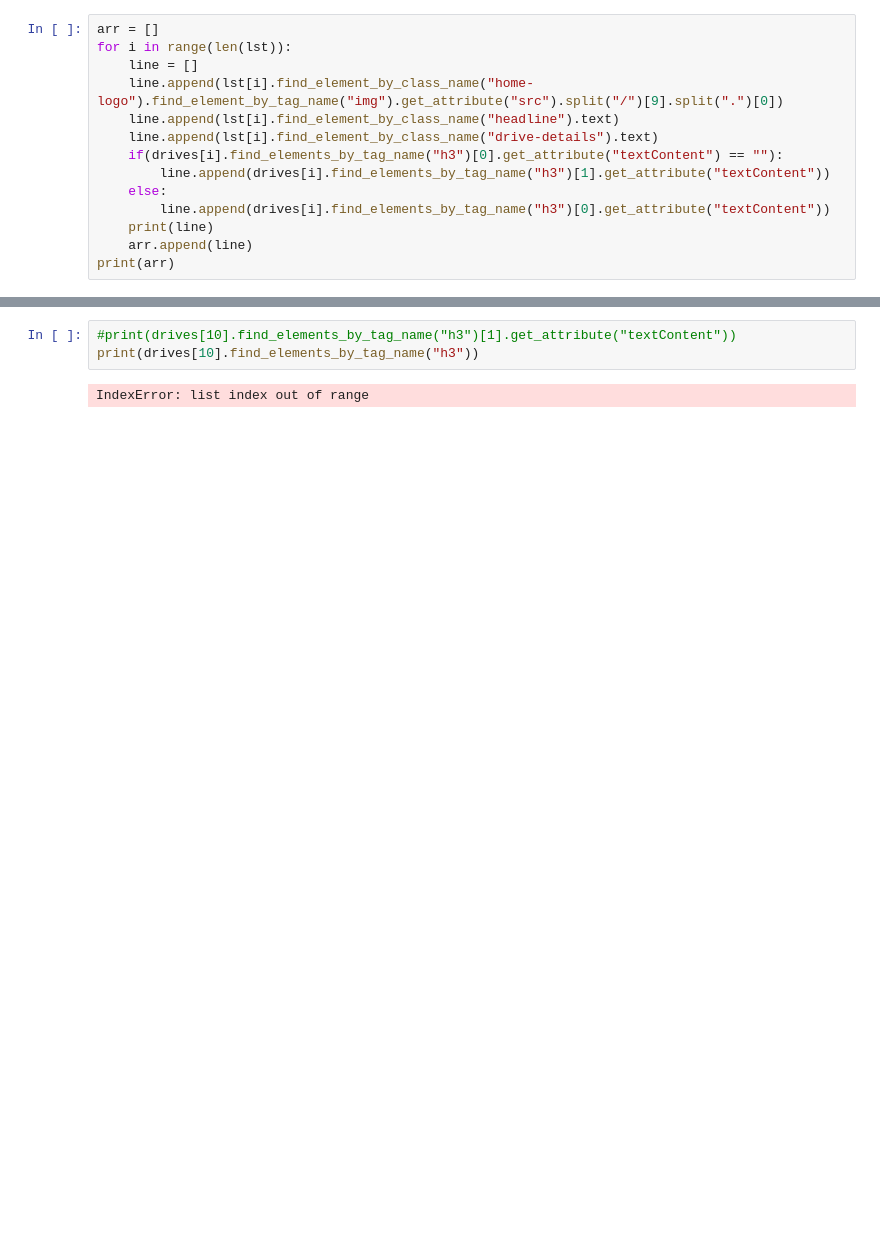
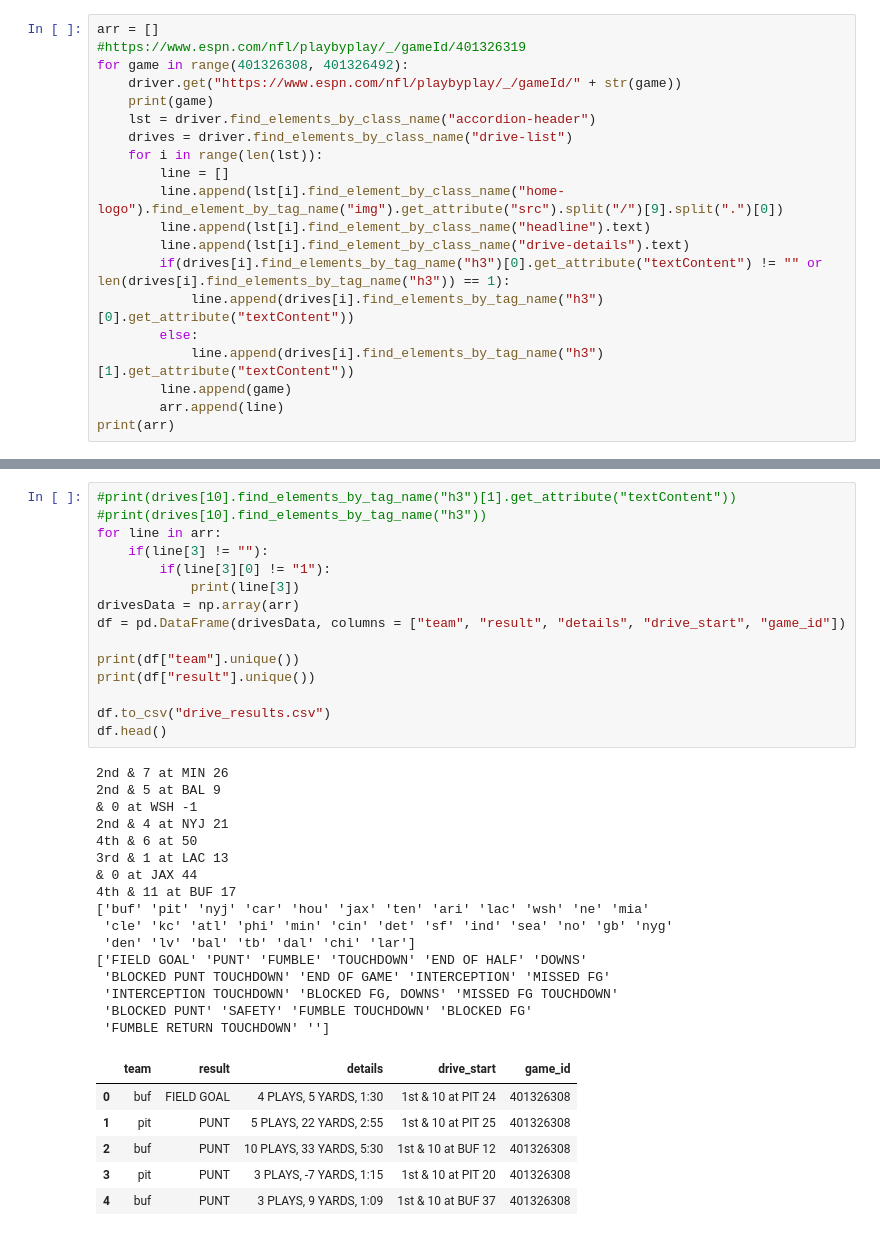
Before and after one commit to jack-nonnie/NflDrives, a Jupyter notebook: DriveStats.ipynb, the cells around one changed output, grey strips where cells are left out. Cells and saved outputs as stored; diff of their text form; blank space fills up the shorter version.

```diff
--- a/DriveStats.ipynb
+++ b/DriveStats.ipynb
@@ -76,15 +73,21 @@ drives = driver.find_elements_by_class_name("drive-list")
 # %%
 arr = []
-for i in range(len(lst)):
-    line = []
-    line.append(lst[i].find_element_by_class_name("home-logo").find_element_by_tag_name("img").get_attribute("src").split("/")[9].split(".")[0])
-    line.append(lst[i].find_element_by_class_name("headline").text)
-    line.append(lst[i].find_element_by_class_name("drive-details").text)
-    if(drives[i].find_elements_by_tag_name("h3")[0].get_attribute("textContent") == ""):
-        line.append(drives[i].find_elements_by_tag_name("h3")[1].get_attribute("textContent"))
-    else:
-        line.append(drives[i].find_elements_by_tag_name("h3")[0].get_attribute("textContent"))
-    print(line)
-    arr.append(line)
+#https://www.espn.com/nfl/playbyplay/_/gameId/401326319
+for game in range(401326308, 401326492):
+    driver.get("https://www.espn.com/nfl/playbyplay/_/gameId/" + str(game))
+    print(game)
+    lst = driver.find_elements_by_class_name("accordion-header")
+    drives = driver.find_elements_by_class_name("drive-list")
+    for i in range(len(lst)):
+        line = []
+        line.append(lst[i].find_element_by_class_name("home-logo").find_element_by_tag_name("img").get_attribute("src").split("/")[9].split(".")[0])
+        line.append(lst[i].find_element_by_class_name("headline").text)
+        line.append(lst[i].find_element_by_class_name("drive-details").text)
+        if(drives[i].find_elements_by_tag_name("h3")[0].get_attribute("textContent") != "" or len(drives[i].find_elements_by_tag_name("h3")) == 1):
+            line.append(drives[i].find_elements_by_tag_name("h3")[0].get_attribute("textContent"))
+        else:
+            line.append(drives[i].find_elements_by_tag_name("h3")[1].get_attribute("textContent"))
+        line.append(game)
+        arr.append(line)
 print(arr)
 # %% [output]
@@ -110,5 +111,38 @@ print(arr)
-# %%
-#print(drives[10].find_elements_by_tag_name("h3")[1].get_attribute("textContent"))
-print(drives[10].find_elements_by_tag_name("h3"))
-# %% [output]
-IndexError: list index out of range
+# %%
+#print(drives[10].find_elements_by_tag_name("h3")[1].get_attribute("textContent"))
+#print(drives[10].find_elements_by_tag_name("h3"))
+for line in arr:
+    if(line[3] != ""):
+        if(line[3][0] != "1"):
+            print(line[3])
+drivesData = np.array(arr)
+df = pd.DataFrame(drivesData, columns = ["team", "result", "details", "drive_start", "game_id"])
+
+print(df["team"].unique())
+print(df["result"].unique())
+
+df.to_csv("drive_results.csv")
+df.head()
+# %% [output]
+2nd & 7 at MIN 26
+2nd & 5 at BAL 9
+& 0 at WSH -1
+2nd & 4 at NYJ 21
+4th & 6 at 50
+3rd & 1 at LAC 13
+& 0 at JAX 44
+4th & 11 at BUF 17
+['buf' 'pit' 'nyj' 'car' 'hou' 'jax' 'ten' 'ari' 'lac' 'wsh' 'ne' 'mia'
+ 'cle' 'kc' 'atl' 'phi' 'min' 'cin' 'det' 'sf' 'ind' 'sea' 'no' 'gb' 'nyg'
+ 'den' 'lv' 'bal' 'tb' 'dal' 'chi' 'lar']
+['FIELD GOAL' 'PUNT' 'FUMBLE' 'TOUCHDOWN' 'END OF HALF' 'DOWNS'
+ 'BLOCKED PUNT TOUCHDOWN' 'END OF GAME' 'INTERCEPTION' 'MISSED FG'
+ 'INTERCEPTION TOUCHDOWN' 'BLOCKED FG, DOWNS' 'MISSED FG TOUCHDOWN'
+ 'BLOCKED PUNT' 'SAFETY' 'FUMBLE TOUCHDOWN' 'BLOCKED FG'
+ 'FUMBLE RETURN TOUCHDOWN' '']
+|  | team | result | details | drive_start | game_id |
+| 0 | buf | FIELD GOAL | 4 PLAYS, 5 YARDS, 1:30 | 1st & 10 at PIT 24 | 401326308 |
+| 1 | pit | PUNT | 5 PLAYS, 22 YARDS, 2:55 | 1st & 10 at PIT 25 | 401326308 |
+| 2 | buf | PUNT | 10 PLAYS, 33 YARDS, 5:30 | 1st & 10 at BUF 12 | 401326308 |
+| 3 | pit | PUNT | 3 PLAYS, -7 YARDS, 1:15 | 1st & 10 at PIT 20 | 401326308 |
+| 4 | buf | PUNT | 3 PLAYS, 9 YARDS, 1:09 | 1st & 10 at BUF 37 | 401326308 |
```
Also changed, not shown: parts of 7 cells of this notebook, 1 other file.
